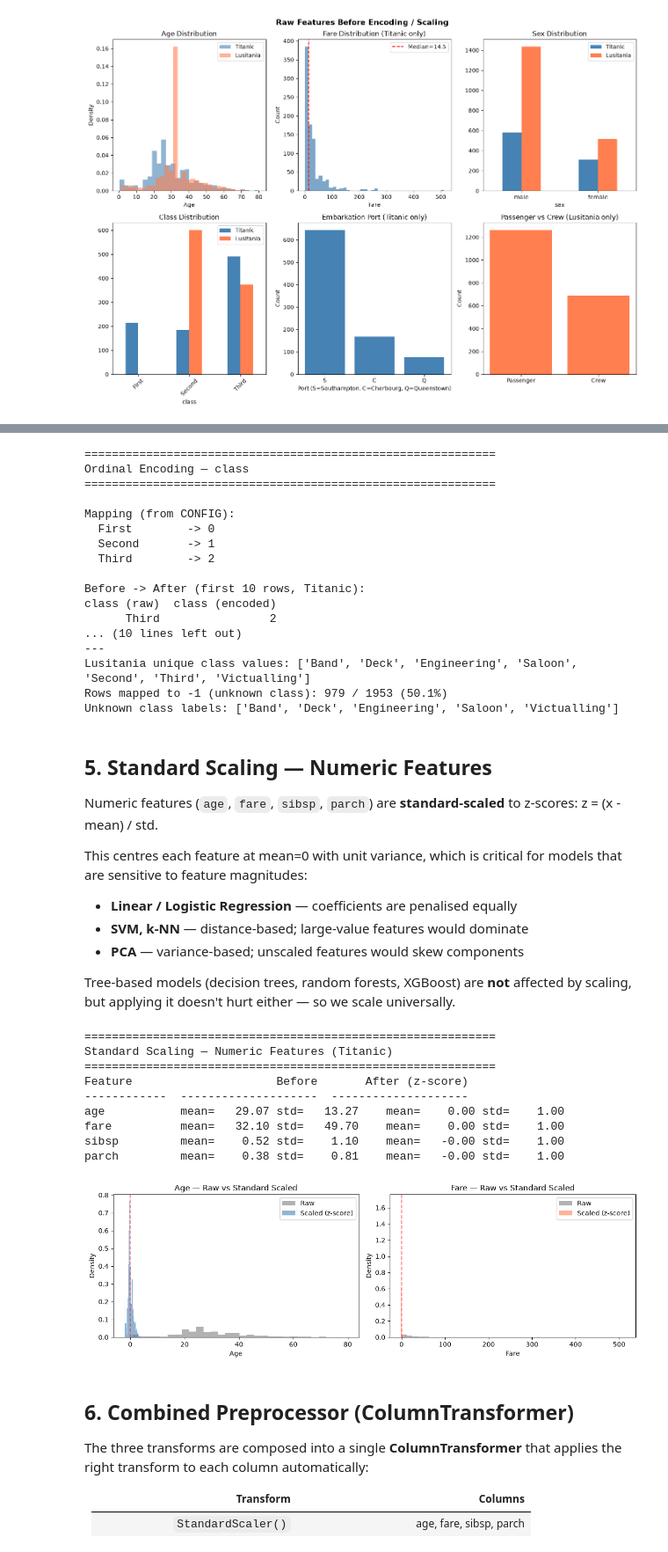
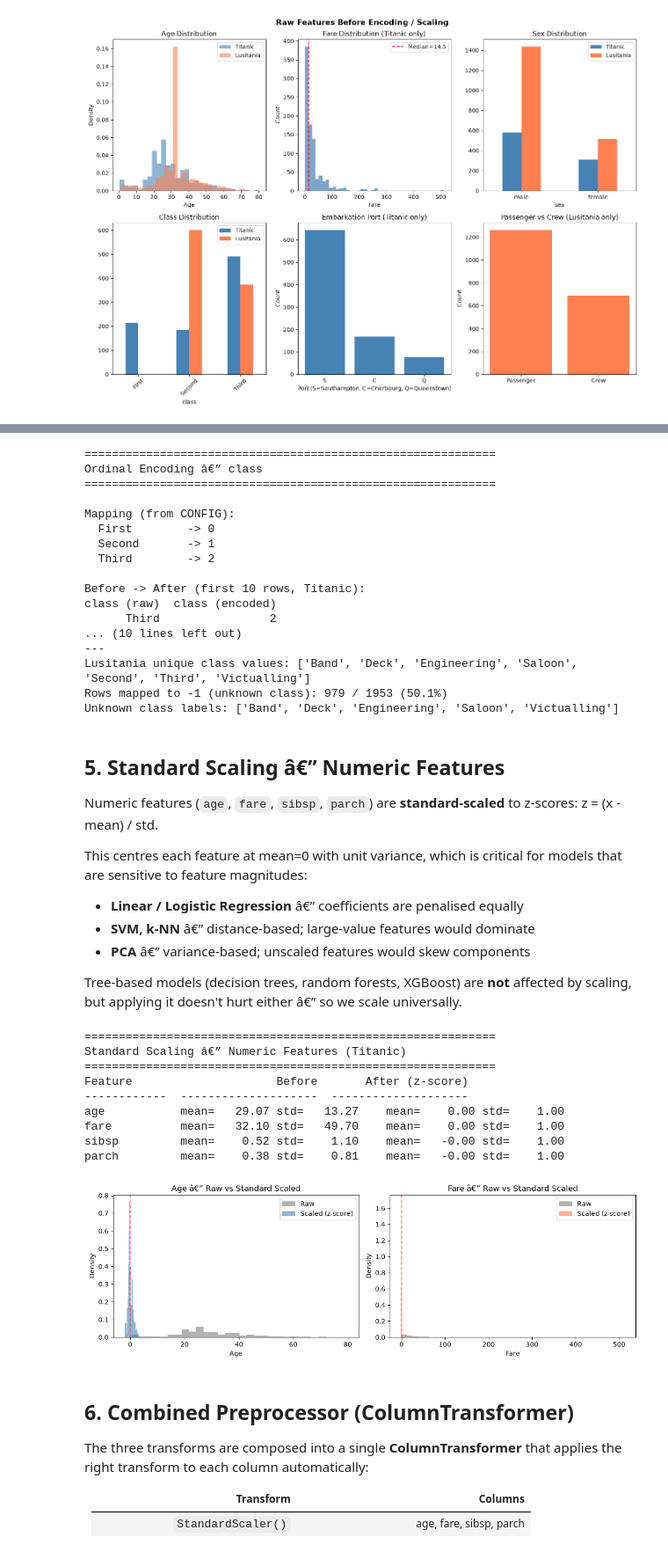
Before and after one commit to 4vince/MIH_MachineLearning, a Jupyter notebook: MIH_ML.ipynb, the cells around one changed output, grey strips where cells are left out. Shown at 88% size. Drawn from its saved outputs; the diff is of its cells as text; code cells hidden in the pictures.

```diff
--- a/MIH_ML.ipynb
+++ b/MIH_ML.ipynb
@@ -88,15 +90,15 @@ CONFIGURATION
 
 Load both raw CSV files so we can see what the data looks like before any cleaning.
 # %%
-df_titanic_raw = pd.read_csv('Titanic-Dataset.csv')
-df_lusi_raw = pd.read_csv('LusitaniaManifest.csv')
+df_titanic_raw = pd.read_csv('data/raw/Titanic-Dataset.csv')
+df_lusi_raw = pd.read_csv('data/raw/LusitaniaManifest.csv')
 
 # Drop spurious index column if present
 if 'Unnamed: 0' in df_titanic_raw.columns:
     df_titanic_raw = df_titanic_raw.drop(columns=['Unnamed: 0'])
 
-print(f"Titanic raw shape:   {df_titanic_raw.shape}  —  {len(df_titanic_raw.columns)} columns")
-print(f"Lusitania raw shape: {df_lusi_raw.shape}  —  {len(df_lusi_raw.columns)} columns")
+print(f"Titanic raw shape:   {df_titanic_raw.shape}  â€”  {len(df_titanic_raw.columns)} columns")
+print(f"Lusitania raw shape: {df_lusi_raw.shape}  â€”  {len(df_lusi_raw.columns)} columns")
 print()
 print("Titanic columns:", list(df_titanic_raw.columns))
 print()
@@ -981,7 +985,7 @@ class_titanic_raw = titanic[["class"]]
 class_titanic_enc = ord_enc.fit_transform(class_titanic_raw)
 
 print("=" * 60)
-print("Ordinal Encoding — class")
+print("Ordinal Encoding â€” class")
 print("=" * 60)
 print("\nMapping (from CONFIG):")
 for i, cat in enumerate(ord_enc.categories_[0]):
@@ -1004,7 +1008,7 @@ print(f"Rows mapped to -1 (unknown class): {n_unknown} / {len(lusitania)} ({n_un
 print(f"Unknown class labels: {sorted(lusitania.loc[unknown_mask, 'class'].unique())}")
 # %% [output]
 ============================================================
-Ordinal Encoding — class
+Ordinal Encoding â€” class
 ============================================================
 
 Mapping (from CONFIG):
@@ -1021,19 +1025,19 @@ Lusitania unique class values: ['Band', 'Deck', 'Engineering', 'Saloon', 'Second
 Rows mapped to -1 (unknown class): 979 / 1953 (50.1%)
 Unknown class labels: ['Band', 'Deck', 'Engineering', 'Saloon', 'Victualling']
 # %% [markdown]
-## 5. Standard Scaling — Numeric Features
+## 5. Standard Scaling â€” Numeric Features
 
 Numeric features (`age`, `fare`, `sibsp`, `parch`) are **standard-scaled** to
 z-scores: z = (x - mean) / std.
 
 This centres each feature at mean=0 with unit variance, which is critical for
 models that are sensitive to feature magnitudes:
-- **Linear / Logistic Regression** — coefficients are penalised equally
-- **SVM, k-NN** — distance-based; large-value features would dominate
-- **PCA** — variance-based; unscaled features would skew components
+- **Linear / Logistic Regression** â€” coefficients are penalised equally
+- **SVM, k-NN** â€” distance-based; large-value features would dominate
+- **PCA** â€” variance-based; unscaled features would skew components
 
 Tree-based models (decision trees, random forests, XGBoost) are **not** affected
-by scaling, but applying it doesn't hurt either — so we scale universally.
+by scaling, but applying it doesn't hurt either â€” so we scale universally.
 # %%
 # Demonstrate scaling on Titanic's numeric features
 scaler = StandardScaler()
@@ -1047,7 +1051,7 @@ scaled_df = pd.DataFrame(
 )
 
 print("=" * 60)
-print("Standard Scaling — Numeric Features (Titanic)")
+print("Standard Scaling â€” Numeric Features (Titanic)")
 print("=" * 60)
 print(f"{'Feature':<12s}  {'Before':>20s}  {'After (z-score)':>20s}")
 print(f"{'':-<12s}  {'':->20s}  {'':->20s}")
@@ -1062,37 +1066,37 @@ fig, axes = plt.subplots(1, 2, figsize=(12, 4))
 
 # Age
 axes[0].hist(titanic["age"], bins=30, alpha=0.6, density=True,
              label="Raw", color="gray")
 axes[0].hist(scaled_df["age_scaled"], bins=30, alpha=0.6, density=True,
              label="Scaled (z-score)", color="steelblue")
 axes[0].axvline(0, color="red", ls="--", alpha=0.5)
 axes[0].set_xlabel("Age"); axes[0].set_ylabel("Density")
-axes[0].set_title("Age — Raw vs Standard Scaled")
+axes[0].set_title("Age â€” Raw vs Standard Scaled")
 axes[0].legend()
 
 # Fare
 axes[1].hist(titanic["fare"], bins=40, alpha=0.6, density=True,
              label="Raw", color="gray")
 axes[1].hist(scaled_df["fare_scaled"], bins=40, alpha=0.6, density=True,
              label="Scaled (z-score)", color="coral")
 axes[1].axvline(0, color="red", ls="--", alpha=0.5)
 axes[1].set_xlabel("Fare"); axes[1].set_ylabel("Density")
-axes[1].set_title("Fare — Raw vs Standard Scaled")
+axes[1].set_title("Fare â€” Raw vs Standard Scaled")
 axes[1].legend()
 
 plt.tight_layout()
 plt.show()
 # %% [output]
 ============================================================
-Standard Scaling — Numeric Features (Titanic)
+Standard Scaling â€” Numeric Features (Titanic)
 ============================================================
 Feature                     Before       After (z-score)
 ------------  --------------------  --------------------
 age           mean=   29.07 std=   13.27    mean=    0.00 std=    1.00
 fare          mean=   32.10 std=   49.70    mean=    0.00 std=    1.00
 sibsp         mean=    0.52 std=    1.10    mean=   -0.00 std=    1.00
 parch         mean=    0.38 std=    0.81    mean=   -0.00 std=    1.00
-[figure, old version]
+[figure, new version]
 # %% [markdown]
 ## 6. Combined Preprocessor (ColumnTransformer)
 
```
Also changed, not shown: parts of 44 cells of this notebook.
